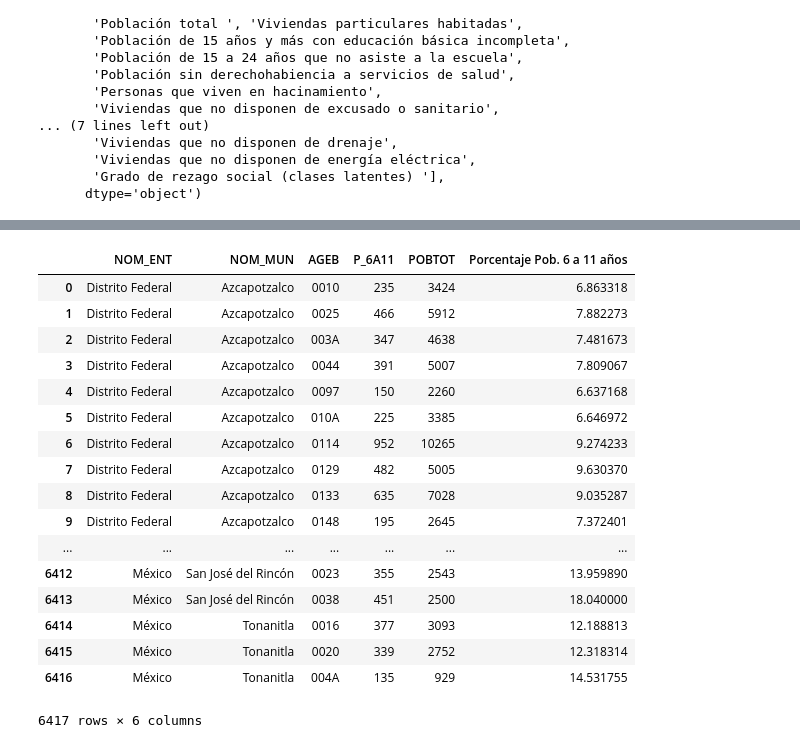
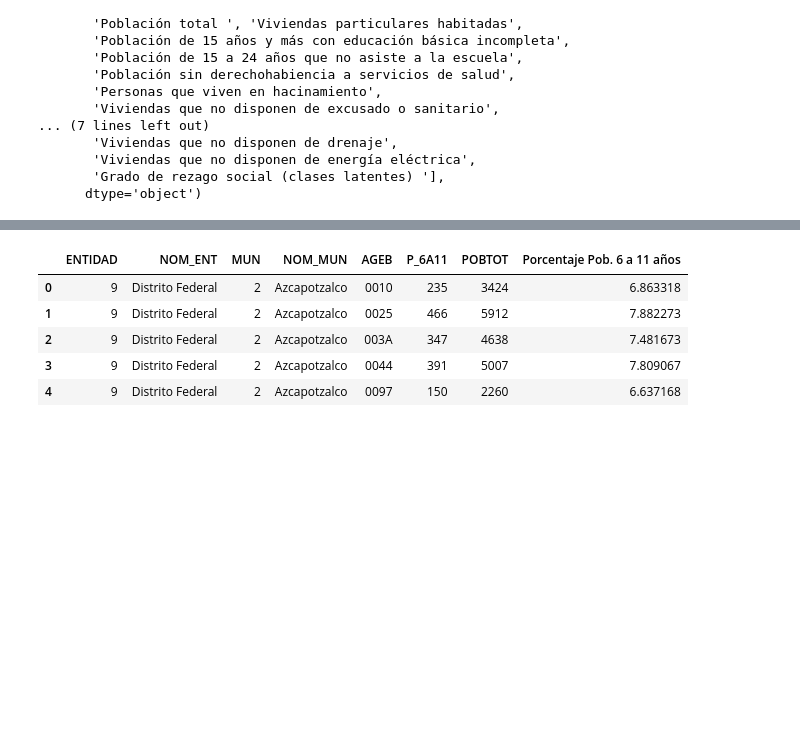
Before and after one commit to Iarmas/Project-1, a Jupyter notebook: Development/Edades_DF.ipynb, the cells around one changed output, grey strips where cells are left out. Saved outputs shown, nothing was run; the diff lists cells and outputs as text; code cells hidden in the pictures; blank space fills up the shorter version.

```diff
--- a/Development/Edades_DF.ipynb
+++ b/Development/Edades_DF.ipynb
@@ -7,7 +7,7 @@ import pandas as pd
 import numpy as np
 import matplotlib.pyplot as plt
 
-GT = 'GranTablaCDMX&Metro.csv'
+GT = 'Table/GranTablaCDMX&Metro.csv'
 GT_df = pd.read_csv(GT,encoding="utf-8")
 GT_df
 # %% [output]
@@ -52,12 +52,12 @@ Index(['Unnamed: 0', 'ENTIDAD', 'NOM_ENT', 'MUN', 'NOM_MUN', 'LOC', 'NOM_LOC',
 # %%
 GT_df.reset_index()
 
-GT_df['P_0A2'] = GT_df['P_0A2'].str.replace('*', '0')
+GT_df['P_0A2'] = GT_df['P_0A2'].str.replace('*', 'NaN')
 
-edad_0a2_MUN = GT_df.loc[:,['NOM_ENT','NOM_MUN','AGEB','P_0A2','POBTOT']]
+edad_0a2_MUN = GT_df.loc[:,['ENTIDAD','NOM_ENT','MUN','NOM_MUN','AGEB','P_0A2','POBTOT']]
 edad_0a2_MUN
 
 edad_0a2_MUN['Porcentaje Pob. 0 a 2 años'] = edad_0a2_MUN['P_0A2'].astype(float)/edad_0a2_MUN['POBTOT'].astype(float)*100
 edad_0a2_df = edad_0a2_MUN
-edad_0a2_df
+edad_0a2_df.head()
 # %% [output]
@@ -82,12 +70,12 @@ edad_0a2_df
 # %%
 GT_df.reset_index()
 
-GT_df['P_3A5'] = GT_df['P_3A5'].str.replace('*', '0')
+GT_df['P_3A5'] = GT_df['P_3A5'].str.replace('*', 'NaN')
 
-edad_3a5_MUN = GT_df.loc[:,['NOM_ENT','NOM_MUN','AGEB','P_3A5','POBTOT']]
+edad_3a5_MUN = GT_df.loc[:,['ENTIDAD','NOM_ENT','MUN','NOM_MUN','AGEB','P_3A5','POBTOT']]
 edad_3a5_MUN
 
 edad_3a5_MUN['Porcentaje Pob. 3 a 5 años'] = edad_3a5_MUN['P_3A5'].astype(float)/edad_3a5_MUN['POBTOT'].astype(float)*100
 edad_3a5_df = edad_3a5_MUN
-edad_3a5_df
+edad_3a5_df.head()
 # %% [output]
@@ -112,33 +88,21 @@ edad_3a5_df
 # %%
 GT_df.reset_index()
 
-GT_df['P_6A11'] = GT_df['P_6A11'].str.replace('*', '0')
+GT_df['P_6A11'] = GT_df['P_6A11'].str.replace('*', 'NaN')
 
-edad_6a11_MUN = GT_df.loc[:,['NOM_ENT','NOM_MUN','AGEB','P_6A11','POBTOT']]
+edad_6a11_MUN = GT_df.loc[:,['ENTIDAD','NOM_ENT','MUN','NOM_MUN','AGEB','P_6A11','POBTOT']]
 edad_6a11_MUN
 
 edad_6a11_MUN['Porcentaje Pob. 6 a 11 años'] = edad_6a11_MUN['P_6A11'].astype(float)/edad_6a11_MUN['POBTOT'].astype(float)*100
 edad_6a11_df = edad_6a11_MUN
-edad_6a11_df
+edad_6a11_df.head()
 # %% [output]
-|  | NOM_ENT | NOM_MUN | AGEB | P_6A11 | POBTOT | Porcentaje Pob. 6 a 11 años |
-| 0 | Distrito Federal | Azcapotzalco | 0010 | 235 | 3424 | 6.863318 |
-| 1 | Distrito Federal | Azcapotzalco | 0025 | 466 | 5912 | 7.882273 |
-| 2 | Distrito Federal | Azcapotzalco | 003A | 347 | 4638 | 7.481673 |
-| 3 | Distrito Federal | Azcapotzalco | 0044 | 391 | 5007 | 7.809067 |
-| 4 | Distrito Federal | Azcapotzalco | 0097 | 150 | 2260 | 6.637168 |
-| 5 | Distrito Federal | Azcapotzalco | 010A | 225 | 3385 | 6.646972 |
-| 6 | Distrito Federal | Azcapotzalco | 0114 | 952 | 10265 | 9.274233 |
-| 7 | Distrito Federal | Azcapotzalco | 0129 | 482 | 5005 | 9.630370 |
-| 8 | Distrito Federal | Azcapotzalco | 0133 | 635 | 7028 | 9.035287 |
-| 9 | Distrito Federal | Azcapotzalco | 0148 | 195 | 2645 | 7.372401 |
-| ... | ... | ... | ... | ... | ... | ... |
-| 6412 | México | San José del Rincón | 0023 | 355 | 2543 | 13.959890 |
-| 6413 | México | San José del Rincón | 0038 | 451 | 2500 | 18.040000 |
-| 6414 | México | Tonanitla | 0016 | 377 | 3093 | 12.188813 |
-| 6415 | México | Tonanitla | 0020 | 339 | 2752 | 12.318314 |
-| 6416 | México | Tonanitla | 004A | 135 | 929 | 14.531755 |
+|  | ENTIDAD | NOM_ENT | MUN | NOM_MUN | AGEB | P_6A11 | POBTOT | Porcentaje Pob. 6 a 11 años |
+| 0 | 9 | Distrito Federal | 2 | Azcapotzalco | 0010 | 235 | 3424 | 6.863318 |
+| 1 | 9 | Distrito Federal | 2 | Azcapotzalco | 0025 | 466 | 5912 | 7.882273 |
+| 2 | 9 | Distrito Federal | 2 | Azcapotzalco | 003A | 347 | 4638 | 7.481673 |
+| 3 | 9 | Distrito Federal | 2 | Azcapotzalco | 0044 | 391 | 5007 | 7.809067 |
+| 4 | 9 | Distrito Federal | 2 | Azcapotzalco | 0097 | 150 | 2260 | 6.637168 |
-6417 rows × 6 columns
 # %%
 GT_df.reset_index()
 
```
Also changed, not shown: parts of 9 cells of this notebook, 4 other files.
